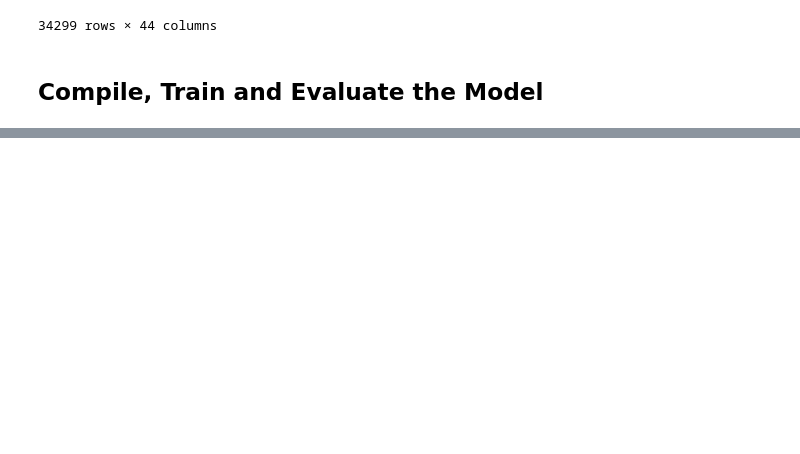
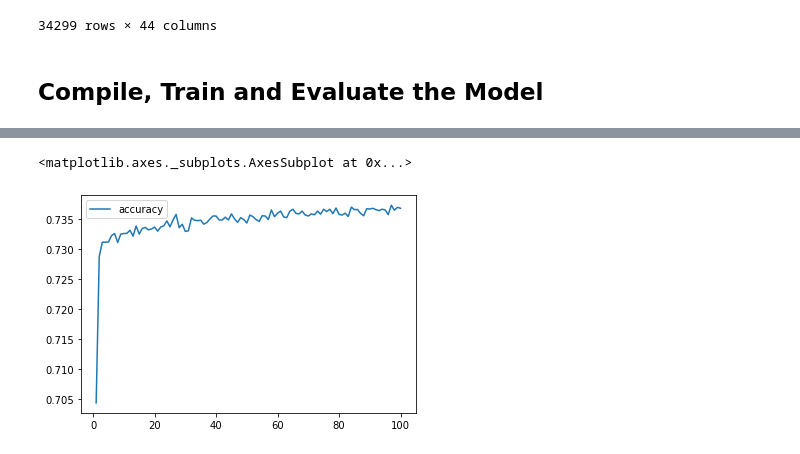
Before and after one commit to PamFernandez/deep-learning-challenge, a Jupyter notebook: CharityFundingPredictor.ipynb, the cells around one changed output, grey strips where cells are left out. Cells and saved outputs as stored; diff of their text form; code cells hidden in the pictures; blank space fills up the shorter version.

Commit message:
finished and saved model1

```diff
--- a/Instructions/Starter_Code.ipynb
+++ b/CharityFundingPredictor.ipynb
@@ -210,18 +211,24 @@ X_test_scaled = X_scaler.transform(X_test)
 ## Compile, Train and Evaluate the Model
 # %%
 # Define the model - deep neural net, i.e., the number of input features and hidden nodes for each layer.
-#  YOUR CODE GOES HERE
+number_input_features = len(X_train_scaled[0])
+hidden_nodes_layer1 = 9
+hidden_nodes_layer2 = 18
+# hidden_nodes_layer3 = 27
 
 nn = tf.keras.models.Sequential()
 
 # First hidden layer
-#  YOUR CODE GOES HERE
+nn.add(tf.keras.layers.Dense(units=hidden_nodes_layer1, input_dim=number_input_features, activation="relu"))
 
 # Second hidden layer
-#  YOUR CODE GOES HERE
+nn.add(tf.keras.layers.Dense(units=hidden_nodes_layer2, activation="relu"))
+
+# Third hidden layer
+# nn.add(tf.keras.layers.Dense(units=hidden_nodes_layer3, activation="relu"))
 
 # Output layer
-#  YOUR CODE GOES HERE
+nn.add(tf.keras.layers.Dense(units=1, activation="sigmoid"))
 
 # Check the structure of the model
 nn.summary()
@@ -273,0 +250,12 @@ Epoch 100/100
+# %%
+# Compile the model
+nn.compile(loss="binary_crossentropy", optimizer="adam", metrics=["accuracy"])
+# %%
+# I had to convert my y_train variable into a numpy array... something to do with the tensorflow version
+# I also added numpy in the dependencies
+y_test = np.array(y_test)
+y_train = np.array(y_train)
+# %%
+# THIS TAKES AT LEAST THREE AND A HALF MINUTES
+# Train the model
+fit_model = nn.fit(X_train_scaled,y_train,epochs=100)
@@ -280,0 +287,7 @@ Loss: 0.557812534073699, Accuracy: 0.7262973785400391
+# %%
+# plotting the accuracy
+history_df = pd.DataFrame(fit_model.history, index = range(1, len(fit_model.history['loss'])+1))
+history_df.plot(y = 'accuracy')
+# %% [output]
+<matplotlib.axes._subplots.AxesSubplot at 0x...>
+[figure, added]
```
Also changed, not shown: parts of 9 cells of this notebook, 2 other files.
